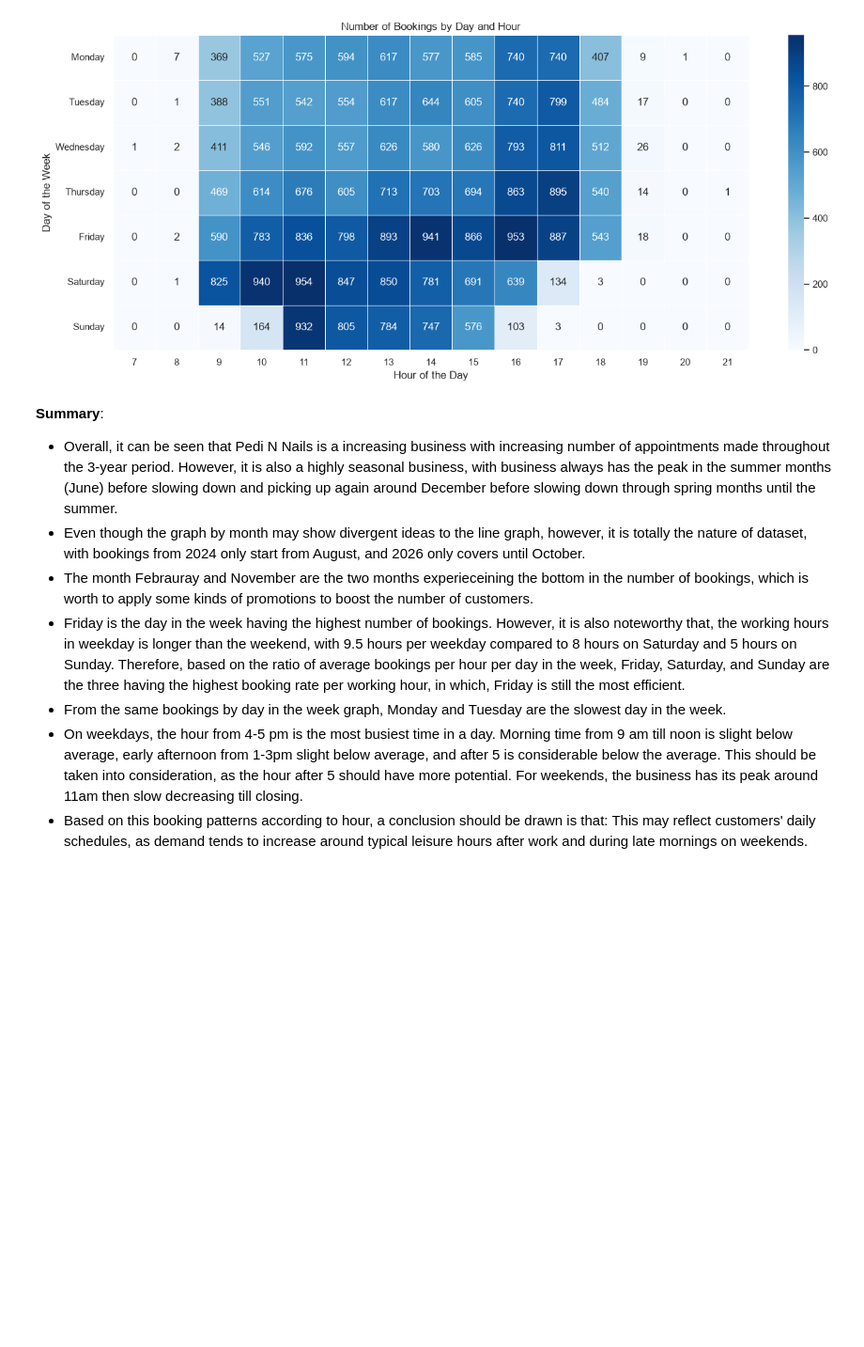
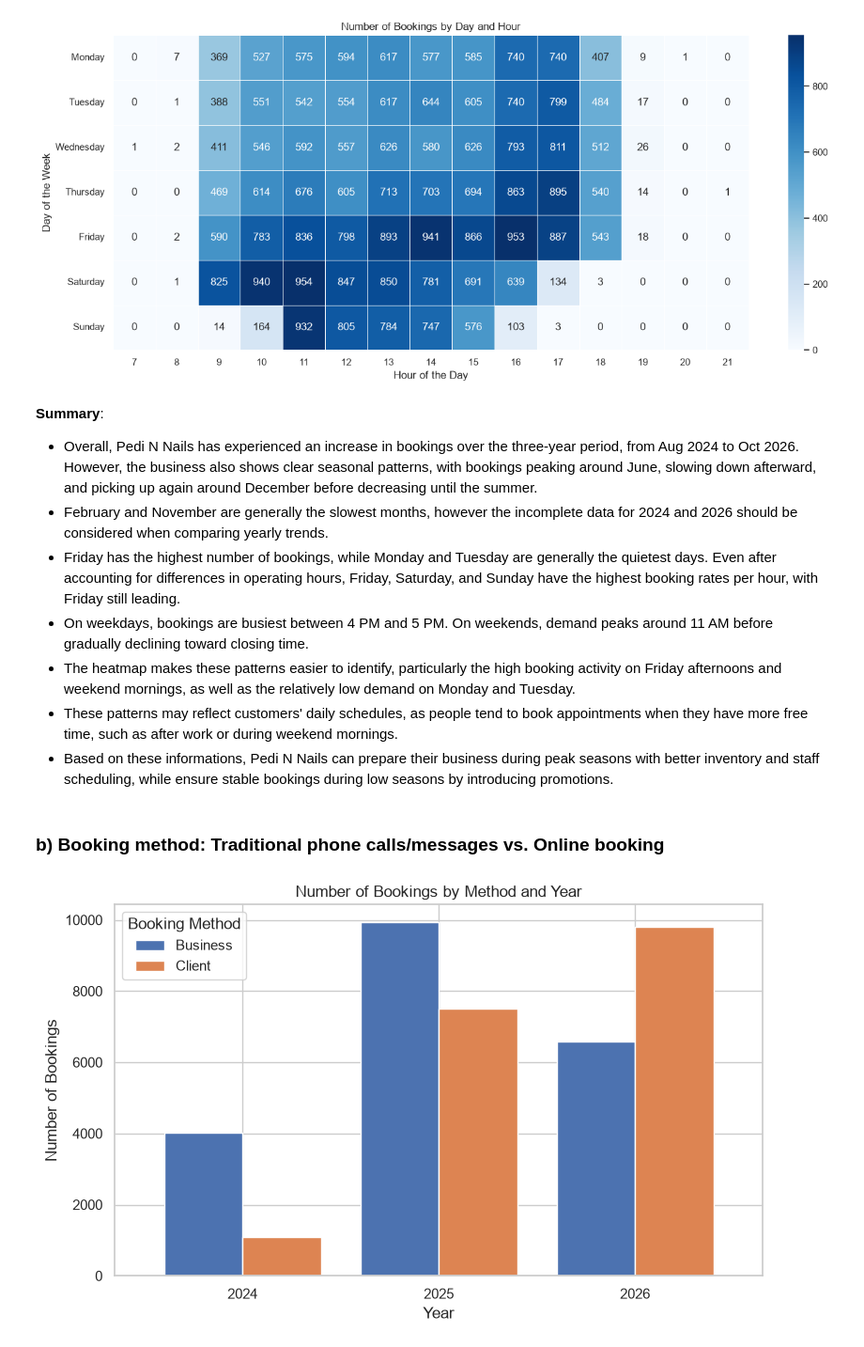
Before and after one commit to pdiuxinhxinh/Nails_Salon_Analysis, a Jupyter notebook: notebooks/eda.ipynb, the cells around one changed output. Shown at 94% size. Saved outputs shown, nothing was run; the diff lists cells and outputs as text; code cells hidden in the pictures; blank space fills up the shorter version.

```diff
--- a/notebooks/eda.ipynb
+++ b/notebooks/eda.ipynb
@@ -198,10 +198,26 @@ plt.show()
 [figure]
 # %% [markdown]
 **Summary**:
-- Overall, it can be seen that Pedi N Nails is a increasing business with increasing number of appointments made throughout the 3-year period. However, it is also a highly seasonal business, with business always has the peak in the summer months (June) before slowing down and picking up again around December before slowing down through spring months until the summer.
-- Even though the graph by month may show divergent ideas to the line graph, however, it is totally the nature of dataset, with bookings from 2024 only start from August, and 2026 only covers until October.
-- The month Febrauray and November are the two months experieceining the bottom in the number of bookings, which is worth to apply some kinds of promotions to boost the number of customers.
-- Friday is the day in the week having the highest number of bookings. However, it is also noteworthy that, the working hours in weekday is longer than the weekend, with 9.5 hours per weekday compared to 8 hours on Saturday and 5 hours on Sunday. Therefore, based on the ratio of average bookings per hour per day in the week, Friday, Saturday, and Sunday are the three having the highest booking rate per working hour, in which, Friday is still the most efficient.
-- From the same bookings by day in the week graph, Monday and Tuesday are the slowest day in the week.
-- On weekdays, the hour from 4-5 pm is the most busiest time in a day. Morning time from 9 am till noon is slight below average, early afternoon from 1-3pm slight below average, and after 5 is considerable below the average. This should be taken into consideration, as the hour after 5 should have more potential. For weekends, the business has its peak around 11am then slow decreasing till closing.
-- Based on this booking patterns according to hour, a conclusion should be drawn is that: This may reflect customers' daily schedules, as demand tends to increase around typical leisure hours after work and during late mornings on weekends.
+- Overall, Pedi N Nails has experienced an increase in bookings over the three-year period, from Aug 2024 to Oct 2026. However, the business also shows clear seasonal patterns, with bookings peaking around June, slowing down afterward, and picking up again around December before decreasing until the summer.
+- February and November are generally the slowest months, however the incomplete data for 2024 and 2026 should be considered when comparing yearly trends.
+- Friday has the highest number of bookings, while Monday and Tuesday are generally the quietest days. Even after accounting for differences in operating hours, Friday, Saturday, and Sunday have the highest booking rates per hour, with Friday still leading.
+- On weekdays, bookings are busiest between 4 PM and 5 PM. On weekends, demand peaks around 11 AM before gradually declining toward closing time.
+- The heatmap makes these patterns easier to identify, particularly the high booking activity on Friday afternoons and weekend mornings, as well as the relatively low demand on Monday and Tuesday.
+- These patterns may reflect customers' daily schedules, as people tend to book appointments when they have more free time, such as after work or during weekend mornings.
+- Based on these informations, Pedi N Nails can prepare their business during peak seasons with better inventory and staff scheduling, while ensure stable bookings during low seasons by introducing promotions.
+# %% [markdown]
+### b) Booking method: Traditional phone calls/messages vs. Online booking
+# %%
+# Yearly comparison of two methods of booking
+booking_method_year = df.groupby(["year","created_by"])["number"].nunique().unstack(fill_value=0)
+ax = booking_method_year.plot(kind="bar",figsize=(8,5),width=0.8)
+ax.set_title("Number of Bookings by Method and Year")
+ax.set_xlabel("Year")
+ax.set_ylabel("Number of Bookings")
+ax.legend(title="Booking Method")
+
+plt.xticks(rotation=0)
+plt.tight_layout()
+plt.show()
+# %% [output]
+[figure, added]
```
Also changed, not shown: parts of 12 cells of this notebook, 1 other file.
